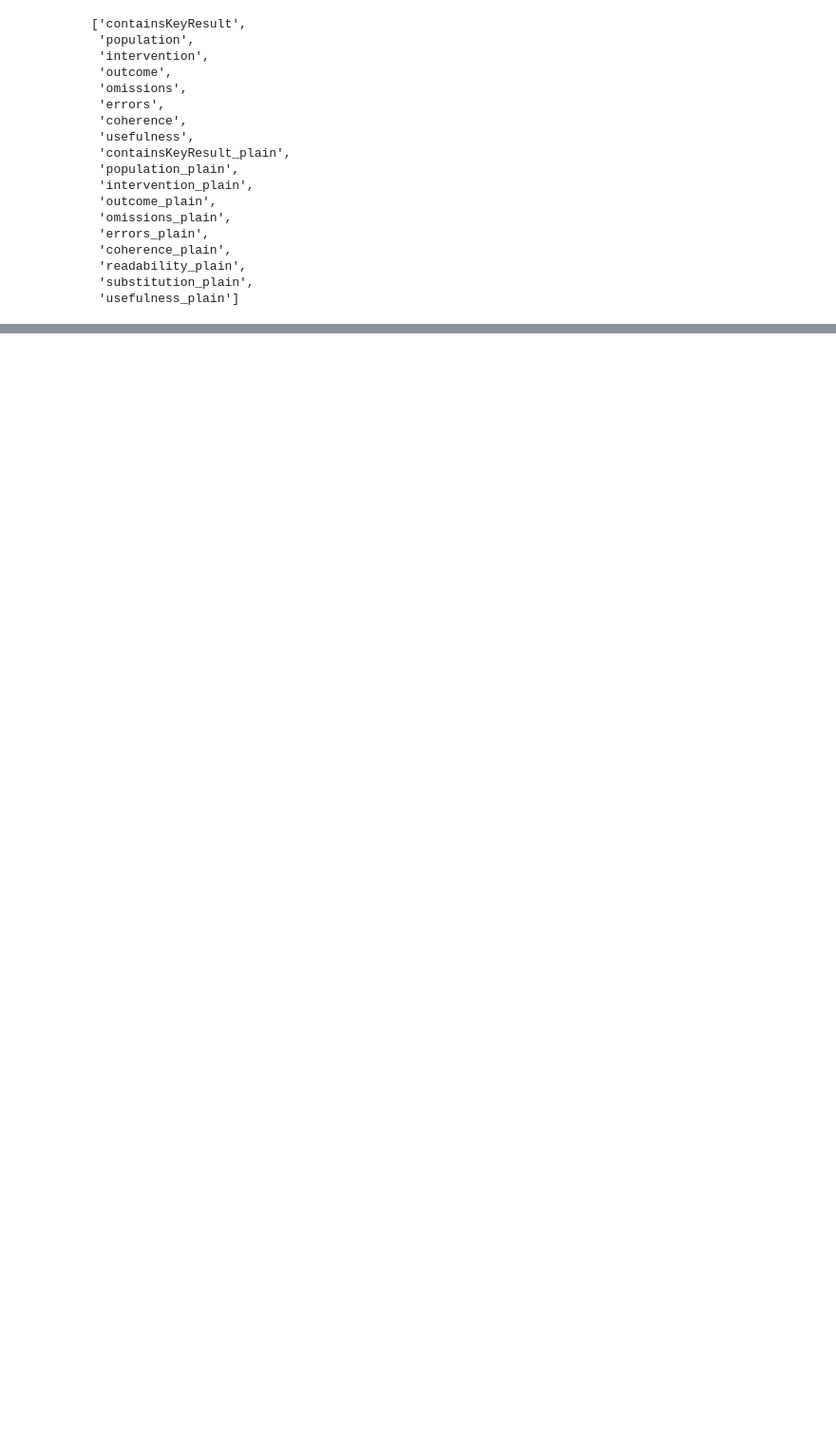
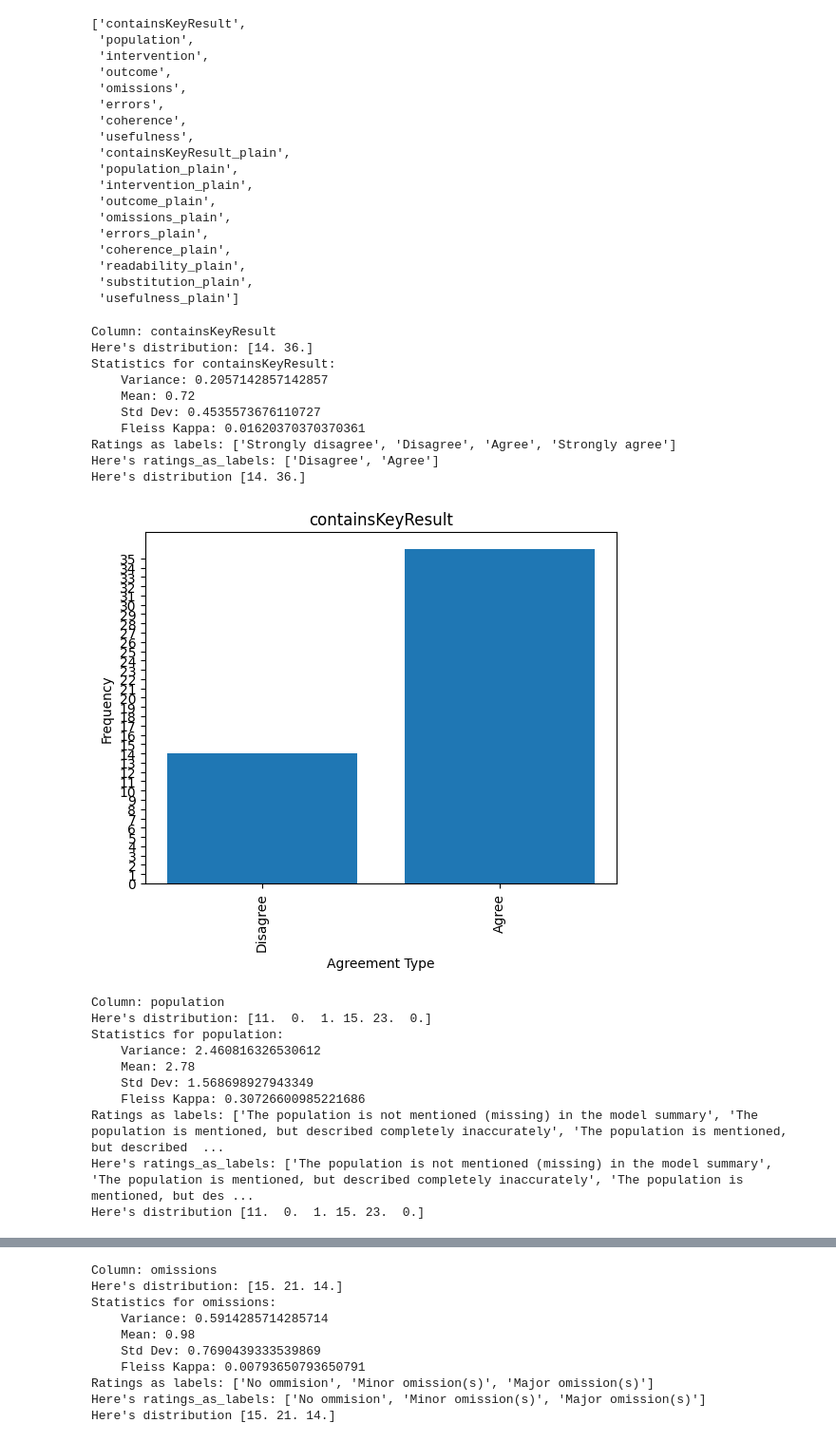
Before and after one commit to millicentli/biomed-generation-analysis, a Jupyter notebook: notebook/analyze_generation_data.ipynb, the cells around one changed output, grey strips where cells are left out. Shown at 95% size. Saved outputs shown, nothing was run; the diff lists cells and outputs as text; code cells hidden in the pictures; blank space fills up the shorter version.

```diff
--- a/notebook/analyze_generation_data.ipynb
+++ b/notebook/analyze_generation_data.ipynb
@@ -290,3 +365,27 @@ def get_statistics(distribution: List[int]) -> Union[float, float]:
     return statistics.variance(values_per_label), \
             statistics.mean(values_per_label), \
             statistics.stdev(values_per_label)
+# %%
+plot_distributions_and_all_collapsed(df_copy, headers_of_interest)
+# %% [output]
+Column: containsKeyResult
+Here's distribution: [14. 36.]
+Statistics for containsKeyResult:
+    Variance: 0.2057142857142857
+    Mean: 0.72
+    Std Dev: 0.4535573676110727
+    Fleiss Kappa: 0.01620370370370361
+Ratings as labels: ['Strongly disagree', 'Disagree', 'Agree', 'Strongly agree']
+Here's ratings_as_labels: ['Disagree', 'Agree']
+Here's distribution [14. 36.]
+[figure, added]
+Column: population
+Here's distribution: [11.  0.  1. 15. 23.  0.]
+Statistics for population:
+    Variance: 2.460816326530612
+    Mean: 2.78
+    Std Dev: 1.568698927943349
+    Fleiss Kappa: 0.30726600985221686
+Ratings as labels: ['The population is not mentioned (missing) in the model summary', 'The population is mentioned, but described completely inaccurately', 'The population is mentioned, but described  ...
+Here's ratings_as_labels: ['The population is not mentioned (missing) in the model summary', 'The population is mentioned, but described completely inaccurately', 'The population is mentioned, but des ...
+Here's distribution [11.  0.  1. 15. 23.  0.]
@@ -292,0 +415,10 @@ def get_statistics(distribution: List[int]) -> Union[float, float]:
+Column: omissions
+Here's distribution: [15. 21. 14.]
+Statistics for omissions:
+    Variance: 0.5914285714285714
+    Mean: 0.98
+    Std Dev: 0.7690439333539869
+    Fleiss Kappa: 0.00793650793650791
+Ratings as labels: ['No ommision', 'Minor omission(s)', 'Major omission(s)']
+Here's ratings_as_labels: ['No ommision', 'Minor omission(s)', 'Major omission(s)']
+Here's distribution [15. 21. 14.]
```
Also changed, not shown: parts of 5 cells of this notebook.
